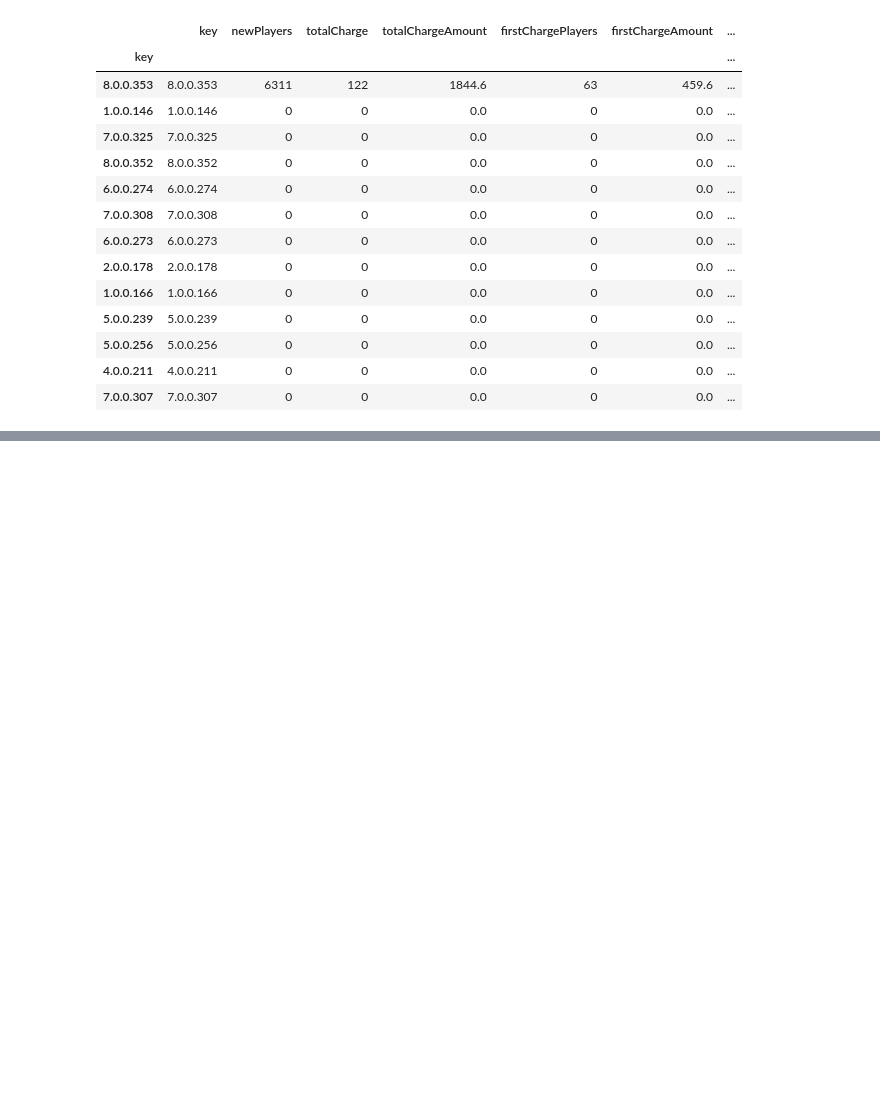
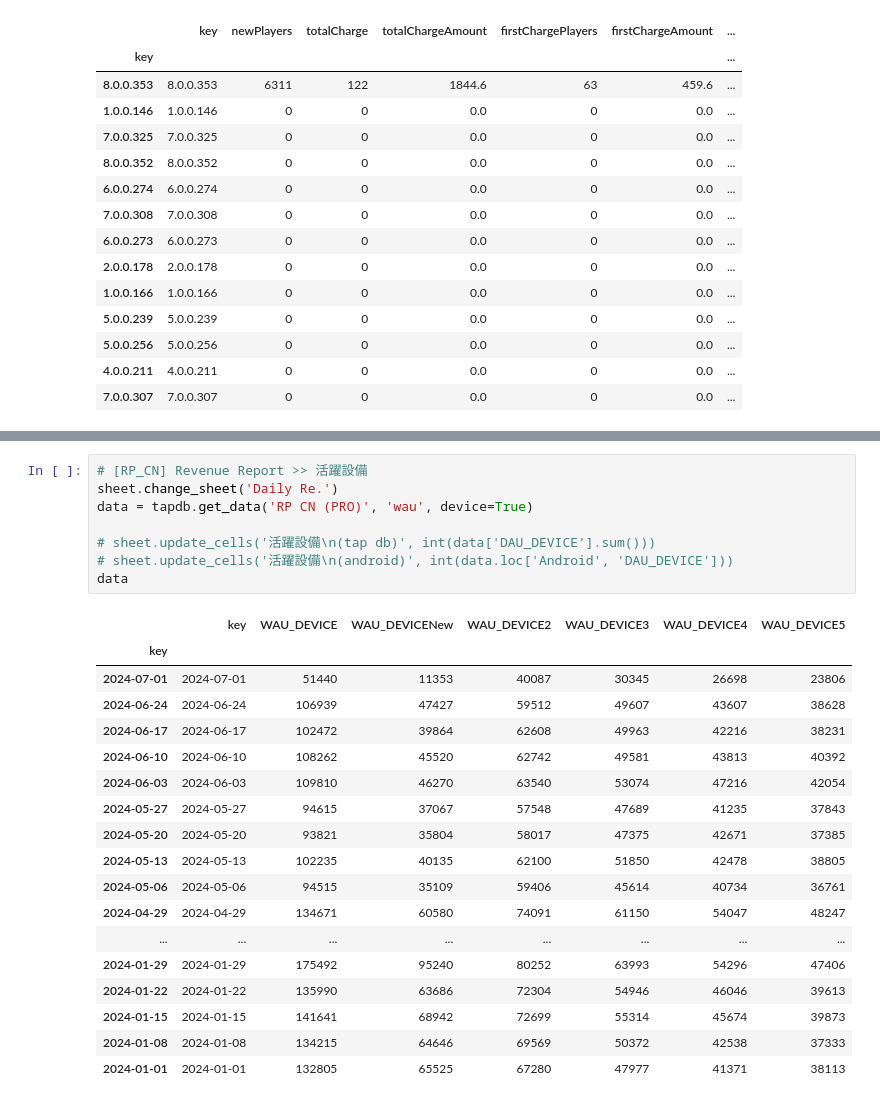
Before and after one commit to Serenayu-new/data-project, a Jupyter notebook: tapdb_CN.ipynb, the cells around one changed output, grey strips where cells are left out. Cells and saved outputs as stored; diff of their text form; blank space fills up the shorter version.

```diff
--- a/tapdb_CN.ipynb
+++ b/tapdb_CN.ipynb
@@ -115,0 +116,27 @@ data
+# %%
+# [RP_CN] Revenue Report >> 活躍設備
+sheet.change_sheet('Daily Re.')
+data = tapdb.get_data('RP CN (PRO)', 'wau', device=True)
+
+# sheet.update_cells('活躍設備\n(tap db)', int(data['DAU_DEVICE'].sum()))
+# sheet.update_cells('活躍設備\n(android)', int(data.loc['Android', 'DAU_DEVICE']))
+data
+# %% [output]
+|  | key | WAU_DEVICE | WAU_DEVICENew | WAU_DEVICE2 | WAU_DEVICE3 | WAU_DEVICE4 | WAU_DEVICE5 |
+| key |  |  |  |  |  |  |  |
+| 2024-07-01 | 2024-07-01 | 51440 | 11353 | 40087 | 30345 | 26698 | 23806 |
+| 2024-06-24 | 2024-06-24 | 106939 | 47427 | 59512 | 49607 | 43607 | 38628 |
+| 2024-06-17 | 2024-06-17 | 102472 | 39864 | 62608 | 49963 | 42216 | 38231 |
+| 2024-06-10 | 2024-06-10 | 108262 | 45520 | 62742 | 49581 | 43813 | 40392 |
+| 2024-06-03 | 2024-06-03 | 109810 | 46270 | 63540 | 53074 | 47216 | 42054 |
+| 2024-05-27 | 2024-05-27 | 94615 | 37067 | 57548 | 47689 | 41235 | 37843 |
+| 2024-05-20 | 2024-05-20 | 93821 | 35804 | 58017 | 47375 | 42671 | 37385 |
+| 2024-05-13 | 2024-05-13 | 102235 | 40135 | 62100 | 51850 | 42478 | 38805 |
+| 2024-05-06 | 2024-05-06 | 94515 | 35109 | 59406 | 45614 | 40734 | 36761 |
+| 2024-04-29 | 2024-04-29 | 134671 | 60580 | 74091 | 61150 | 54047 | 48247 |
+| ... | ... | ... | ... | ... | ... | ... | ... |
+| 2024-01-29 | 2024-01-29 | 175492 | 95240 | 80252 | 63993 | 54296 | 47406 |
+| 2024-01-22 | 2024-01-22 | 135990 | 63686 | 72304 | 54946 | 46046 | 39613 |
+| 2024-01-15 | 2024-01-15 | 141641 | 68942 | 72699 | 55314 | 45674 | 39873 |
+| 2024-01-08 | 2024-01-08 | 134215 | 64646 | 69569 | 50372 | 42538 | 37333 |
+| 2024-01-01 | 2024-01-01 | 132805 | 65525 | 67280 | 47977 | 41371 | 38113 |
```
Also changed, not shown: parts of 2 cells of this notebook, 1 other file.
